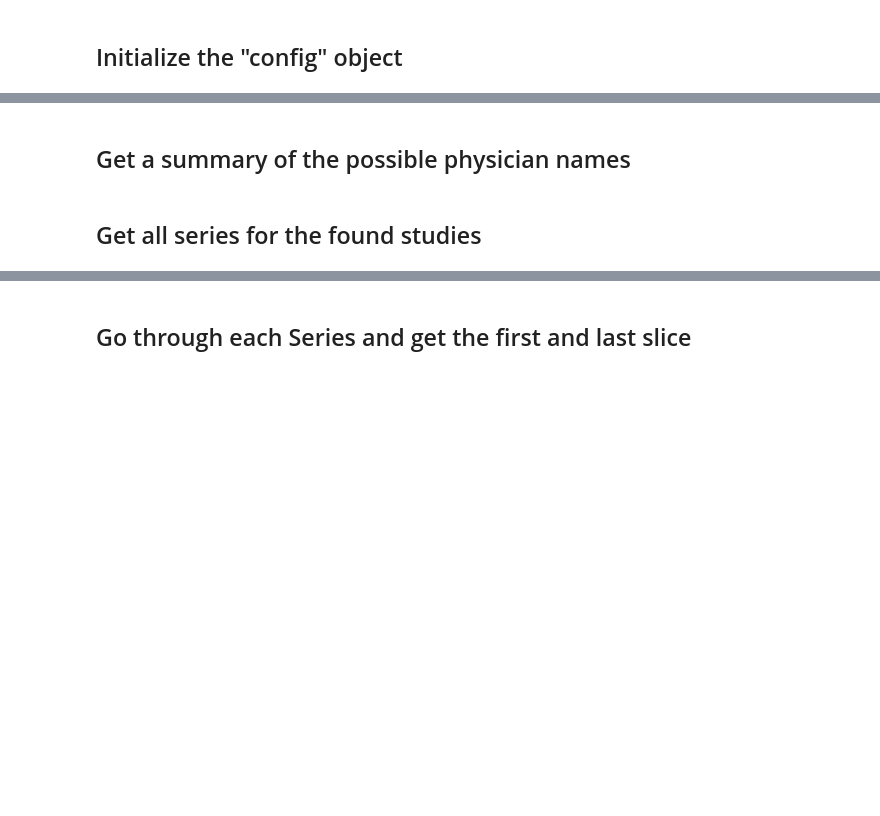
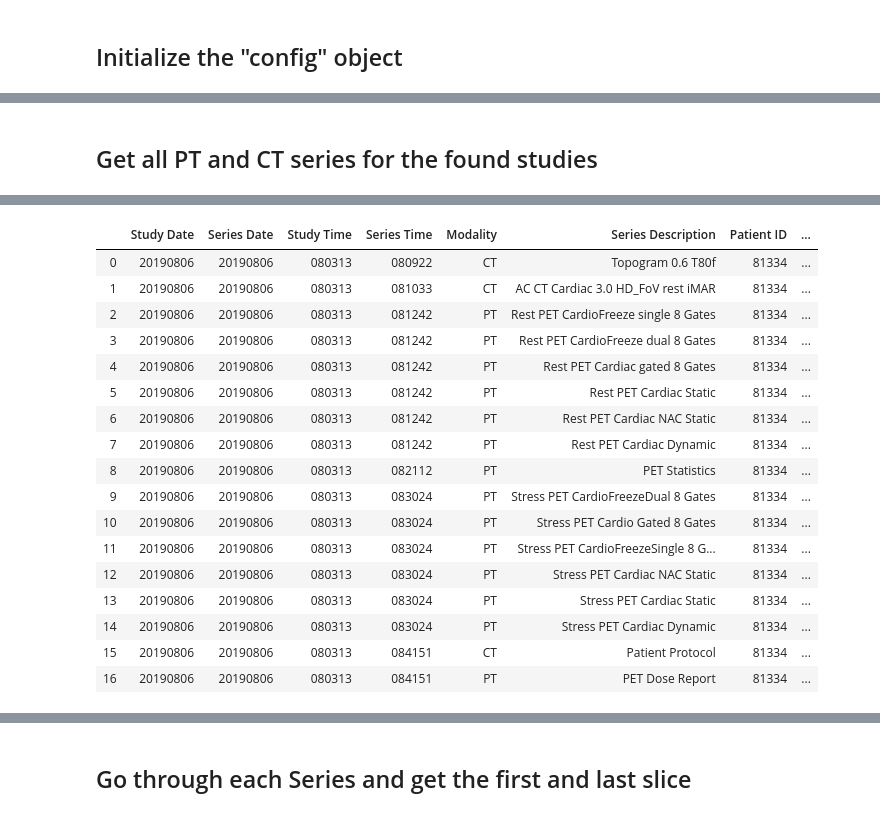
Before and after one commit to blaurenczy/pyschedvisu, a Jupyter notebook: retrieve_DICOMs_from_PACS.ipynb, the cells around one changed output, grey strips where cells are left out. Cells and saved outputs as stored; diff of their text form; code cells hidden in the pictures; blank space fills up the shorter version.

```diff
--- a/retrieve_DICOMs_from_PACS.ipynb
+++ b/retrieve_DICOMs_from_PACS.ipynb
@@ -40 +48,4 @@ Get all studies for a day
 --
+# %%
+df_all_studies = find_PT_studies_for_day(config, '20190806')
+df_all_studies
@@ -41,26 +71,37 @@ Get all studies for a day
+# %% [markdown]
+Get all PT and CT series for the found studies
+--
 # %%
+series_level_filters = ['Study Date', 'Patient ID']
 to_drop_columns = ['Query/Retrieve Level', 'Retrieve AE Title', 'Type of Patient ID', 'Issuer of Patient ID']
+sort_columns = ['Series Time', 'Number of Series Related Instances']
 
-# create the query dataset
-query_ds = Dataset()
-# parameters for filtering
-query_ds.QueryRetrieveLevel = 'STUDY'
-query_ds.StudyDate  = '20190806'
-query_ds.ModalitiesInStudy = 'PT'
-# parameters to fetch
-query_ds.StudyTime  = ''
-query_ds.StudyInstanceUID = ''
-query_ds.PatientID = ''
-query_ds.StudyDescription = ''
-query_ds.InstitutionName = ''
-query_ds.ReferringPhysicianName = ''
-# display the query dataset
-logging.info('Query Dataset:')
-for s in str(query_ds).split('\n'): logging.info('    ' + s)
+#for i_study in range(len(df_all_studies)):
+for i_study in range(1):
+    logging.info('DataFrame row:\n' + str(df_all_studies.loc[i_study, :]))
 
-# do the query (C-FIND)
-df_all_studies = find_data(config, query_ds)
+    # create the query dataset
+    query_ds = create_dataset_from_dataframe_row(df_all_studies.loc[i_study, :], 'SERIES', incl=series_level_filters)
+    # parameters for filtering
+    query_ds.SeriesDate = query_ds.StudyDate
+    query_ds.Modality = ['PT', 'CT']
+    # parameters to fetch
+    query_ds.SeriesInstanceUID = ''
+    query_ds.StudyInstanceUID = ''
+    query_ds.SeriesTime = ''
+    query_ds.StudyTime  = ''
+    query_ds.NumberOfSeriesRelatedInstances = ''
+    query_ds.SeriesDescription = ''
+    # display the query dataset
+    logging.info('Query Dataset:')
+    for s in str(query_ds).split('\n'): logging.info('    ' + s)
 
-# drop unwanted columns and display
-df_all_studies = df_all_studies.drop(to_drop_columns, axis=1)
-df_all_studies
+    # do the query (C-FIND)
+    df_series = find_data(config, query_ds)
+
+    # drop unwanted columns, sort and display
+    df_series = df_series.drop(to_drop_columns, axis=1)
+    df_series.sort_values(sort_columns,inplace=True)
+    df_series.reset_index(drop=True,inplace=True)
+    ICD.display(df_series)
+# %% [output]
@@ -67,3 +125,18 @@ df_all_studies
+|  | Study Date | Series Date | Study Time | Series Time | Modality | Series Description | Patient ID | ... |
+| 0 | 20190806 | 20190806 | 080313 | 080922 | CT | Topogram 0.6 T80f | 81334 | ... |
+| 1 | 20190806 | 20190806 | 080313 | 081033 | CT | AC CT Cardiac 3.0 HD_FoV rest iMAR | 81334 | ... |
+| 2 | 20190806 | 20190806 | 080313 | 081242 | PT | Rest PET CardioFreeze single 8 Gates | 81334 | ... |
+| 3 | 20190806 | 20190806 | 080313 | 081242 | PT | Rest PET CardioFreeze dual 8 Gates | 81334 | ... |
+| 4 | 20190806 | 20190806 | 080313 | 081242 | PT | Rest PET Cardiac gated 8 Gates | 81334 | ... |
+| 5 | 20190806 | 20190806 | 080313 | 081242 | PT | Rest PET Cardiac Static | 81334 | ... |
+| 6 | 20190806 | 20190806 | 080313 | 081242 | PT | Rest PET Cardiac NAC Static | 81334 | ... |
+| 7 | 20190806 | 20190806 | 080313 | 081242 | PT | Rest PET Cardiac Dynamic | 81334 | ... |
+| 8 | 20190806 | 20190806 | 080313 | 082112 | PT | PET Statistics | 81334 | ... |
+| 9 | 20190806 | 20190806 | 080313 | 083024 | PT | Stress PET CardioFreezeDual 8 Gates | 81334 | ... |
+| 10 | 20190806 | 20190806 | 080313 | 083024 | PT | Stress PET Cardio Gated 8 Gates | 81334 | ... |
+| 11 | 20190806 | 20190806 | 080313 | 083024 | PT | Stress PET CardioFreezeSingle 8 G... | 81334 | ... |
+| 12 | 20190806 | 20190806 | 080313 | 083024 | PT | Stress PET Cardiac NAC Static | 81334 | ... |
+| 13 | 20190806 | 20190806 | 080313 | 083024 | PT | Stress PET Cardiac Static | 81334 | ... |
+| 14 | 20190806 | 20190806 | 080313 | 083024 | PT | Stress PET Cardiac Dynamic | 81334 | ... |
+| 15 | 20190806 | 20190806 | 080313 | 084151 | CT | Patient Protocol | 81334 | ... |
+| 16 | 20190806 | 20190806 | 080313 | 084151 | PT | PET Dose Report | 81334 | ... |
-# %% [markdown]
-Get a summary of the possible physician names
---
@@ -74,3 +142,0 @@ count_phys_name
-# %% [markdown]
-Get all series for the found studies
---
```
Also changed, not shown: parts of 30 cells of this notebook, 1 other file.
